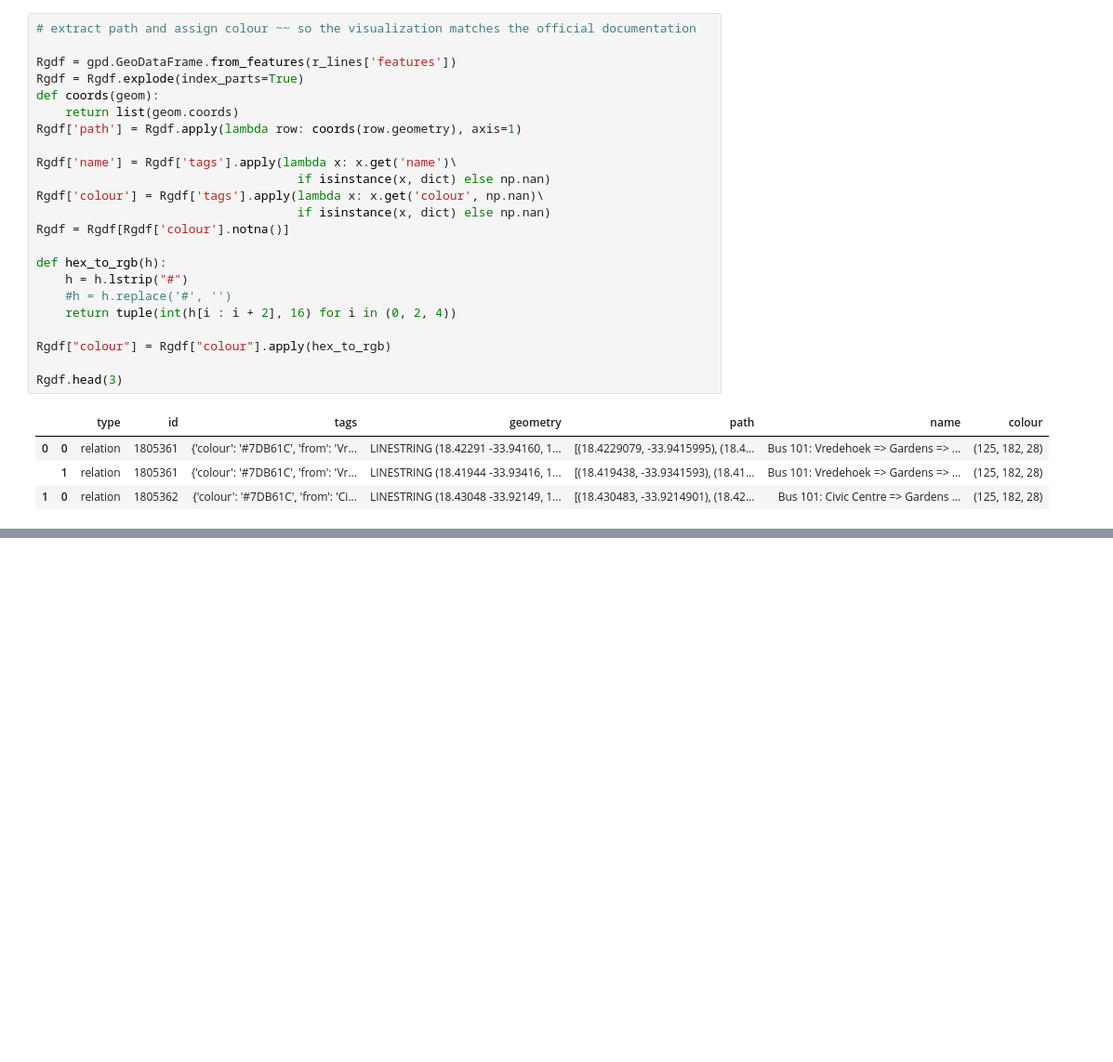
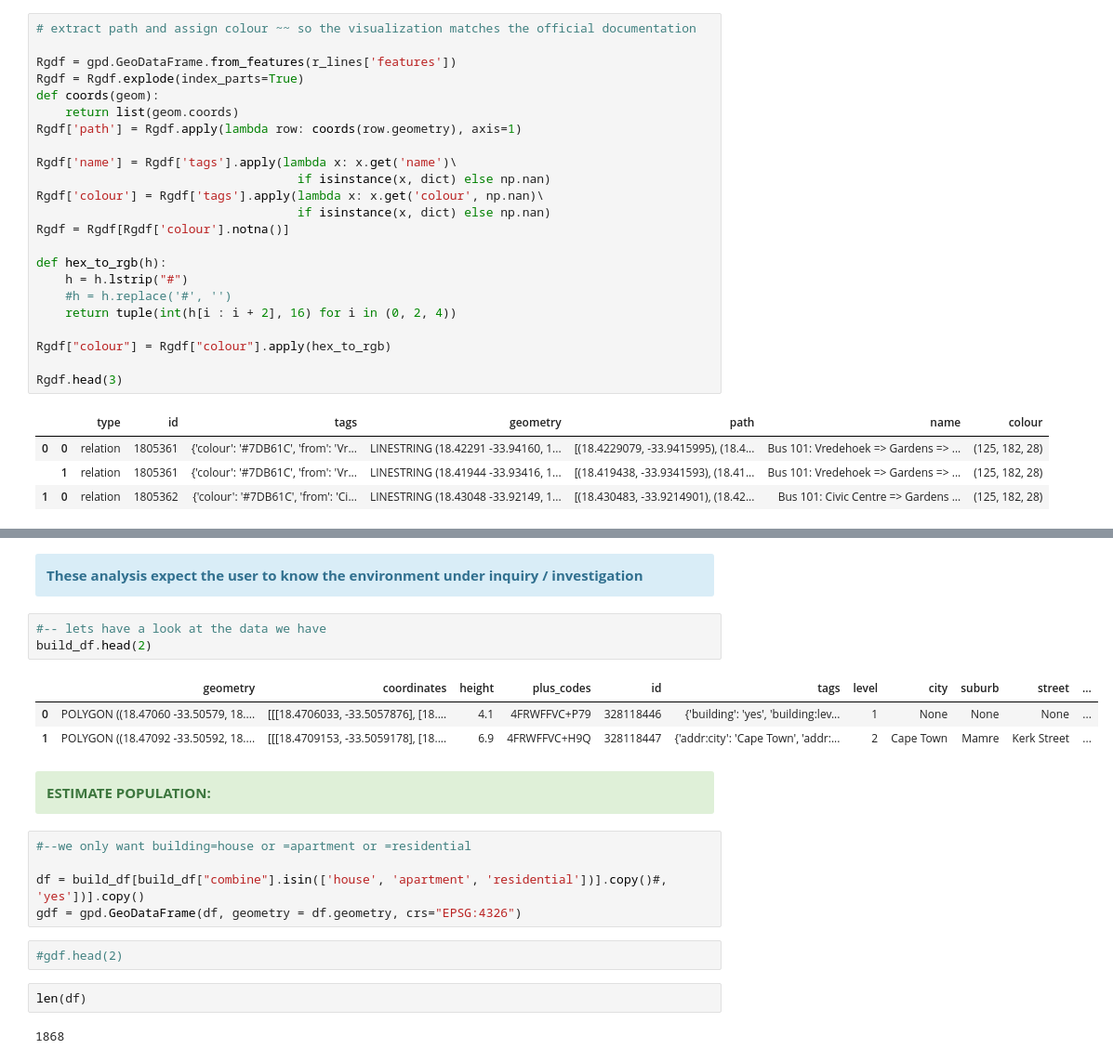
Before and after one commit to AdrianKriger/osm_LoD1_3DCityModel, a Jupyter notebook: village_campus/interactiveOnly.ipynb, the cells around one changed output, grey strips where cells are left out. Shown at 93% size. Drawn from its saved outputs; the diff is of its cells as text; blank space fills up the shorter version.

```diff
--- a/village_campus/interactiveOnly.ipynb
+++ b/village_campus/interactiveOnly.ipynb
@@ -498,0 +530,22 @@ r.to_html("./result/interactiveOnly.html")
+# %% [markdown]
+<div class="alert alert-block alert-info"><b>These analysis expect the user to know the environment under inquiry / investigation</b> </div>
+# %%
+#-- lets have a look at the data we have
+build_df.head(2)
+# %% [output]
+|  | geometry | coordinates | height | plus_codes | id | tags | level | city | suburb | street | ... |
+| 0 | POLYGON ((18.47060 -33.50579, 18.... | [[[18.4706033, -33.5057876], [18.... | 4.1 | 4FRWFFVC+P79 | 328118446 | {'building': 'yes', 'building:lev... | 1 | None | None | None | ... |
+| 1 | POLYGON ((18.47092 -33.50592, 18.... | [[[18.4709153, -33.5059178], [18.... | 6.9 | 4FRWFFVC+H9Q | 328118447 | {'addr:city': 'Cape Town', 'addr:... | 2 | Cape Town | Mamre | Kerk Street | ... |
+# %% [markdown]
+<div class="alert alert-block alert-success"><b>ESTIMATE POPULATION:</b></div>
+# %%
+#--we only want building=house or =apartment or =residential
+
+df = build_df[build_df["combine"].isin(['house', 'apartment', 'residential'])].copy()#, 'yes'])].copy()
+gdf = gpd.GeoDataFrame(df, geometry = df.geometry, crs="EPSG:4326")
+# %%
+#gdf.head(2)
+# %%
+len(df)
+# %% [output]
+1868
```
Also changed, not shown: parts of 24 cells of this notebook.
